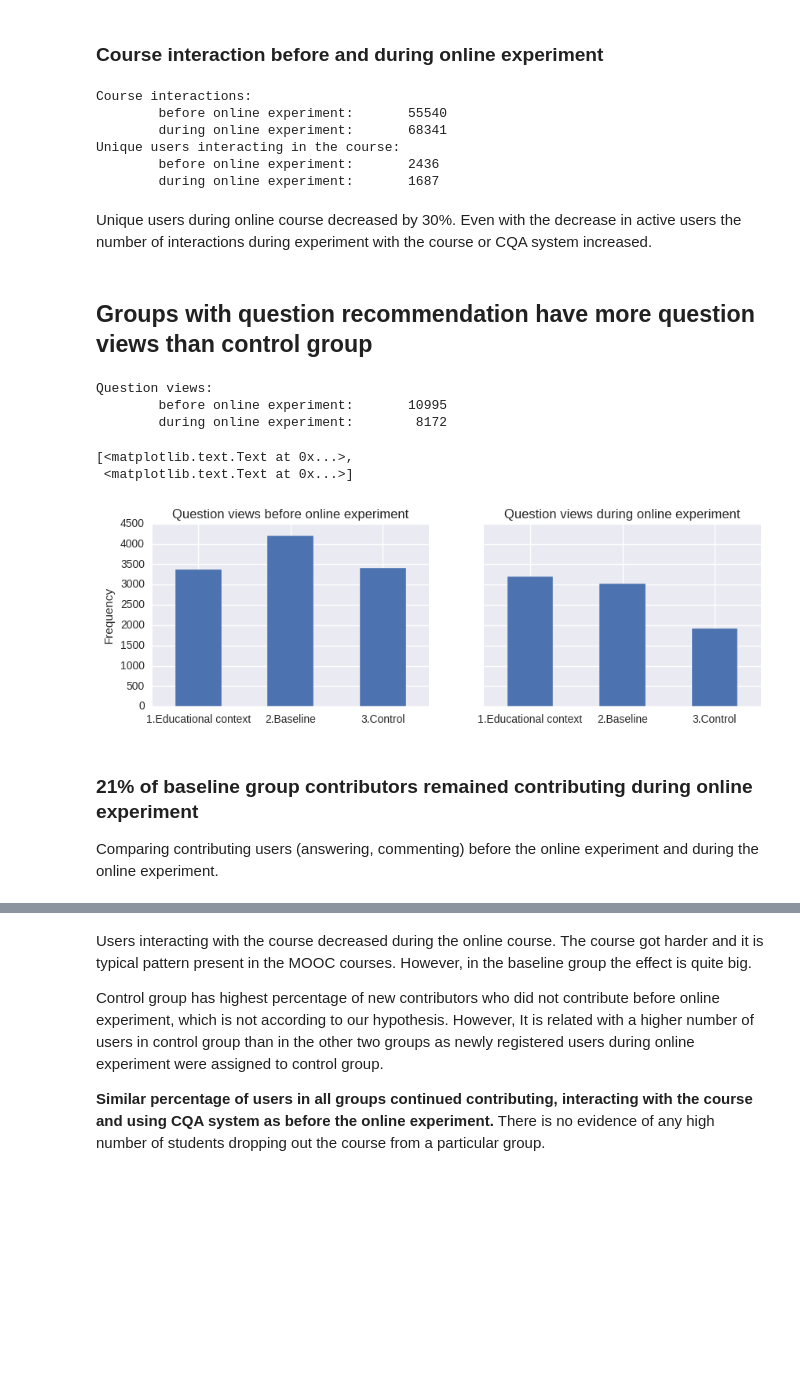
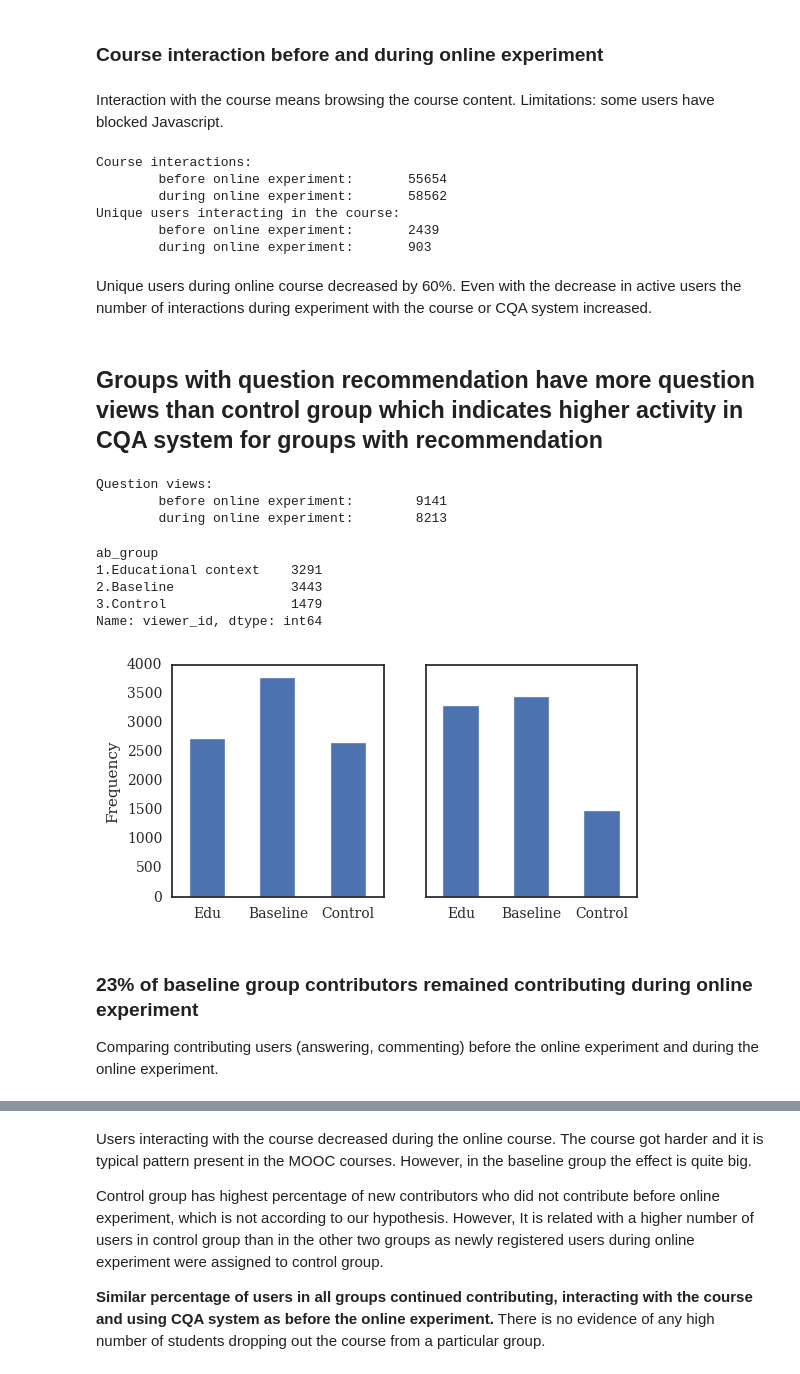
Before and after one commit to dmacjam/dp-analysis-evaluation, a Jupyter notebook: Online Evaluation.ipynb, the cells around one changed output, grey strips where cells are left out. Cells and saved outputs as stored; diff of their text form; code cells hidden in the pictures; blank space fills up the shorter version.

Commit message:
Fix evaluation date range. Add paper style.

```diff
--- a/Online Evaluation.ipynb
+++ b/Online Evaluation.ipynb
@@ -25,10 +25,17 @@ import matplotlib
 matplotlib.style.use('ggplot')
 from IPython.display import display
 import scipy.stats as stats
+from matplotlib.ticker import FormatStrFormatter
 
 # graphics setup
 %matplotlib inline
 sns.set(color_codes=True)
+sns.set_context("paper")
+sns.set(font='serif')
+sns.set_style("white", {
+    "font.family": "serif",
+    "font.serif": ["Times", "Palatino", "serif"]
+})
 
 # set up connection to the database
 connection = pg.connect(database="askalot_edx_development", user="postgres", port=5432,
@@ -231,10 +238,12 @@ Coments absolute counts:
 # %% [markdown]
 ### Course interaction before and during online experiment
+# %% [markdown]
+Interaction with the course means browsing the course content. Limitations: some users have blocked Javascript.
 # %%
 interaction_end = psql.read_sql("SELECT l.lister_id, ab.ab_group_id FROM lists l JOIN ab_groupings ab ON l.lister_id = ab.user_id "+
-                          "WHERE l.created_at >= '2016-11-14'", connection)
+                          "WHERE l.created_at >= '2016-11-14'  AND l.created_at <= '2017-01-02'", connection)
 interaction_start = psql.read_sql("SELECT l.lister_id, ab.ab_group_id FROM lists l JOIN ab_groupings ab ON l.lister_id = ab.user_id "+
-                          "WHERE l.created_at < '2016-11-14'", connection)
+                          "WHERE l.created_at < '2016-11-14' AND l.created_at >= '2016-09-26'", connection)
 
 print("Course interactions:")
 print("\tbefore online experiment: \t%d" % interaction_start.shape[0])
@@ -245,48 +254,59 @@ print("\tbefore online experiment: \t%d" % interaction_start['lister_id'].nuniqu
 print("\tduring online experiment: \t%d" % interaction_end['lister_id'].nunique())
 # %% [output]
 Course interactions:
-        before online experiment:       55540
-        during online experiment:       68341
+        before online experiment:       55654
+        during online experiment:       58562
 Unique users interacting in the course:
-        before online experiment:       2436
-        during online experiment:       1687
+        before online experiment:       2439
+        during online experiment:       903
 # %% [markdown]
-Unique users during online course decreased by 30%. Even with the decrease in active users the number of interactions during experiment with the course or CQA system increased.
+Unique users during online course decreased by 60%. Even with the decrease in active users the number of interactions during experiment with the course or CQA system increased.
 # %% [markdown]
-## Groups with question recommendation have more question views than control group
+## Groups with question recommendation have more question views than control group which indicates higher activity in CQA system for groups with recommendation
 # %%
 # read questions and filter columns
 views_end = psql.read_sql("SELECT v.viewer_id, ab.ab_group_id, g.value AS ab_group FROM views v JOIN ab_groupings ab ON v.viewer_id = ab.user_id "+
                           "JOIN ab_groups g ON g.id=ab.ab_group_id "+
-                          "WHERE v.created_at >= '2016-11-14'", connection)
+                          "WHERE v.created_at >= '2016-11-14' AND v.created_at <= '2017-01-02'", connection)
 views_start = psql.read_sql("SELECT v.viewer_id, ab.ab_group_id, g.value AS ab_group FROM views v JOIN ab_groupings ab ON v.viewer_id = ab.user_id "+
                             "JOIN ab_groups g ON g.id=ab.ab_group_id "+
-                            "WHERE v.created_at < '2016-11-14'", connection)
+                            "WHERE v.created_at < '2016-11-14' AND v.created_at >= '2016-09-26'", connection)
 print("Question views:")
 print("\tbefore online experiment: \t%5.d" % views_start.shape[0])
 print("\tduring online experiment: \t%5.d" % views_end.shape[0])
 
 
 # Histogram views before
 views_by_groups = views_start.groupby('ab_group')["viewer_id"].count()
 
 fig, (ax1, ax2) = plt.subplots(ncols=2, sharey=True, figsize=(10,3))
-views_by_groups.plot(kind="bar", title="Question views before online experiment", ax = ax1, rot=0)
+#  title="Question views before online experiment",
+views_by_groups.plot(kind="bar", ax = ax1, rot=0)
+ax1.set_xticklabels(["Edu", "Baseline", "Control"])
 ax1.set(xlabel='', ylabel='Frequency')
 
 # Histogram views during
 views_by_groups = views_end.groupby('ab_group')["viewer_id"].count()
 
-views_by_groups.plot(kind="bar", title="Question views during online experiment", ax=ax2, rot=0)
+# title="Question views during online experiment"
+views_by_groups.plot(kind="bar", ax=ax2, rot=0)
 ax2.set(xlabel='', ylabel='Frequency')
+ax2.set_xticklabels(["Edu", "Baseline", "Control"])
+fig.set_size_inches(6, 3)
+fig.savefig('questions-views.eps', format='eps')
+
+views_by_groups
 # %% [output]
 Question views:
-        before online experiment:       10995
-        during online experiment:        8172
+        before online experiment:        9141
+        during online experiment:        8213
-[<matplotlib.text.Text at 0x...>,
- <matplotlib.text.Text at 0x...>]
+ab_group
+1.Educational context    3291
+2.Baseline               3443
+3.Control                1479
+Name: viewer_id, dtype: int64
-[figure, old version]
+[figure, new version]
 # %% [markdown]
-### 21% of baseline group contributors remained contributing during online experiment
+### 23% of baseline group contributors remained contributing during online experiment
 Comparing contributing users (answering, commenting) before the online experiment and during the online experiment.
 # %%
```
Also changed, not shown: parts of 31 cells of this notebook.
